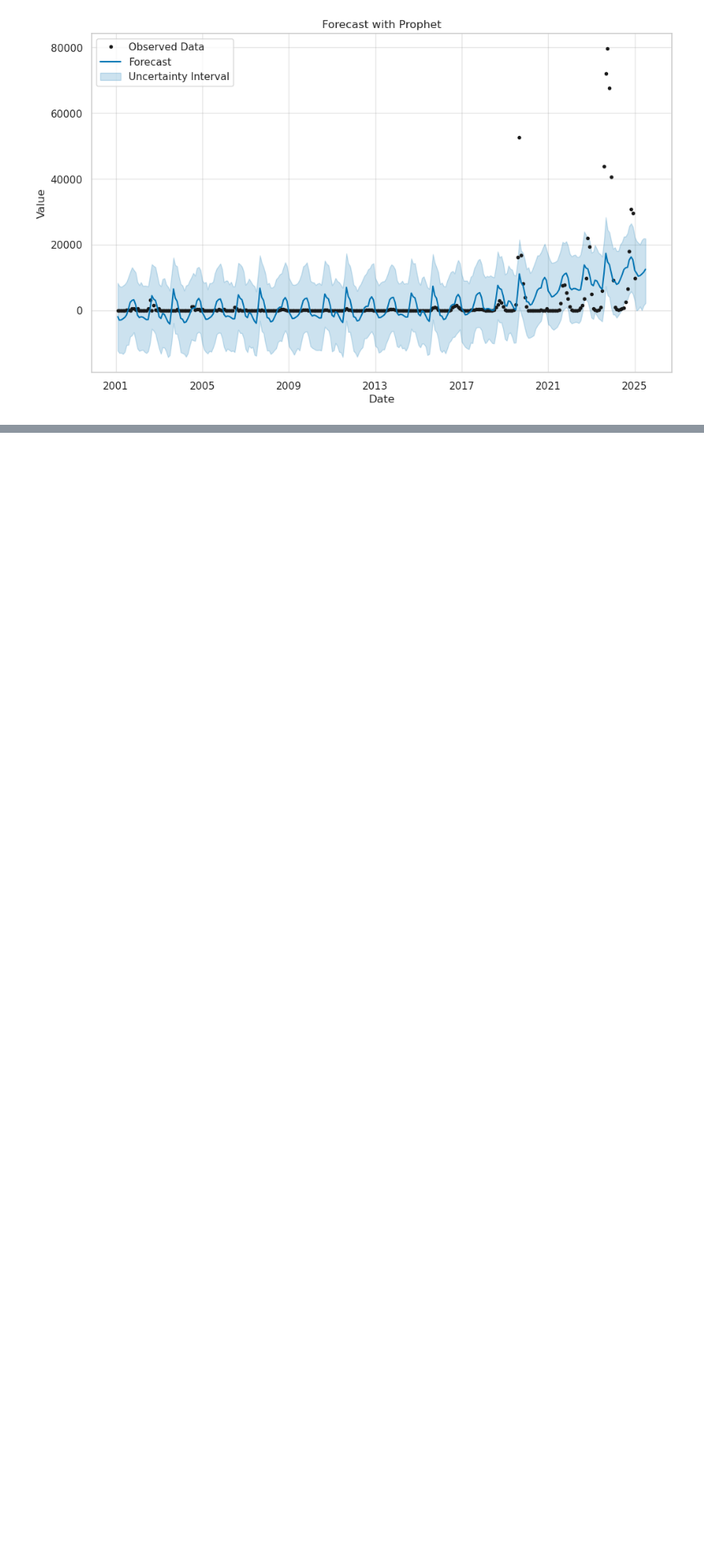
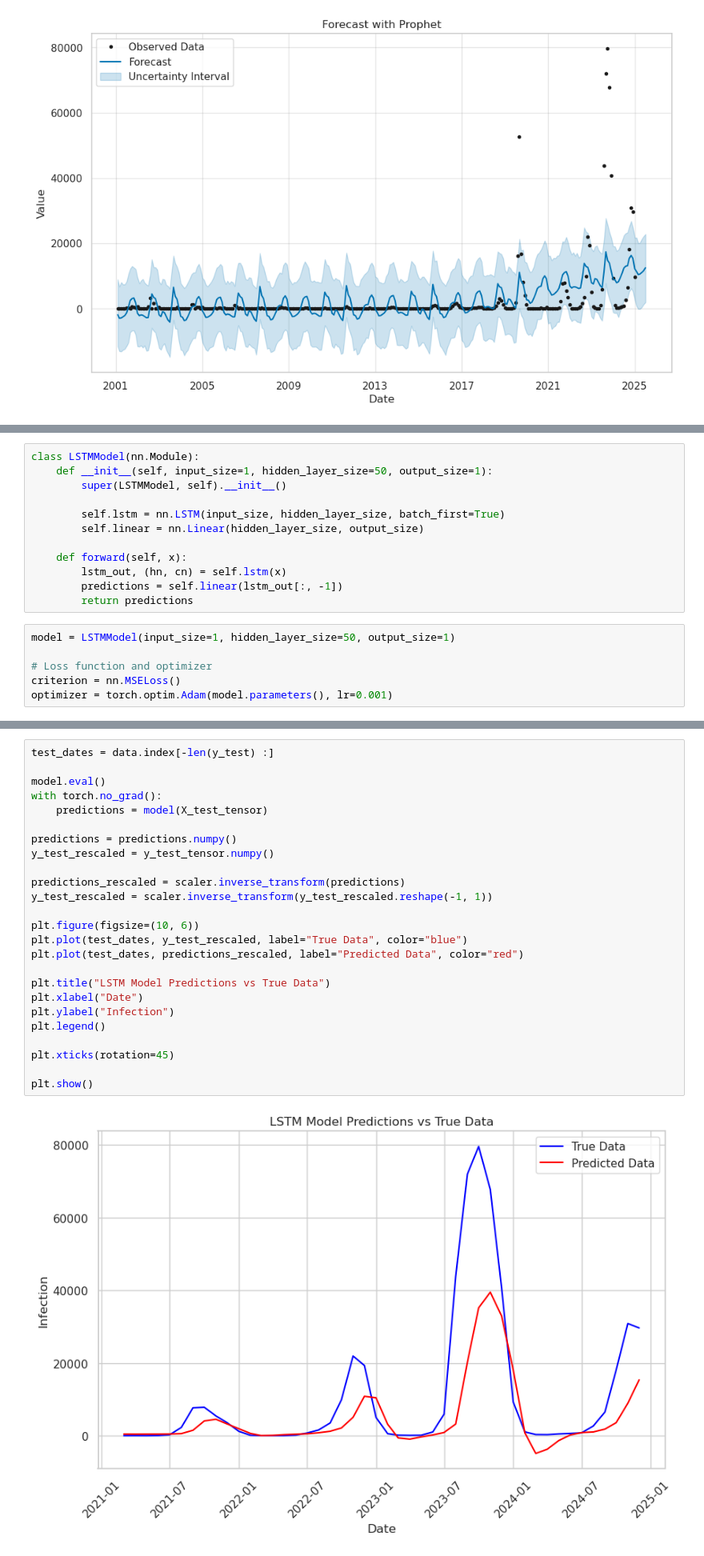
Before and after one commit to awnonbhowmik/DENV-Data-Analysis, a Jupyter notebook: predictive_analysis.ipynb, the cells around one changed output, grey strips where cells are left out. Shown at 80% size. Cells and saved outputs as stored; diff of their text form; blank space fills up the shorter version.

```diff
--- a/predictive_analysis.ipynb
+++ b/predictive_analysis.ipynb
@@ -186,0 +250,18 @@ plt.show()
+# %%
+class LSTMModel(nn.Module):
+    def __init__(self, input_size=1, hidden_layer_size=50, output_size=1):
+        super(LSTMModel, self).__init__()
+
+        self.lstm = nn.LSTM(input_size, hidden_layer_size, batch_first=True)
+        self.linear = nn.Linear(hidden_layer_size, output_size)
+
+    def forward(self, x):
+        lstm_out, (hn, cn) = self.lstm(x)
+        predictions = self.linear(lstm_out[:, -1])
+        return predictions
+# %%
+model = LSTMModel(input_size=1, hidden_layer_size=50, output_size=1)
+
+# Loss function and optimizer
+criterion = nn.MSELoss()
+optimizer = torch.optim.Adam(model.parameters(), lr=0.001)
@@ -186,0 +309,27 @@ plt.show()
+# %%
+test_dates = data.index[-len(y_test) :]
+
+model.eval()
+with torch.no_grad():
+    predictions = model(X_test_tensor)
+
+predictions = predictions.numpy()
+y_test_rescaled = y_test_tensor.numpy()
+
+predictions_rescaled = scaler.inverse_transform(predictions)
+y_test_rescaled = scaler.inverse_transform(y_test_rescaled.reshape(-1, 1))
+
+plt.figure(figsize=(10, 6))
+plt.plot(test_dates, y_test_rescaled, label="True Data", color="blue")
+plt.plot(test_dates, predictions_rescaled, label="Predicted Data", color="red")
+
+plt.title("LSTM Model Predictions vs True Data")
+plt.xlabel("Date")
+plt.ylabel("Infection")
+plt.legend()
+
+plt.xticks(rotation=45)
+
+plt.show()
+# %% [output]
+[figure, added]
```
Also changed, not shown: parts of 10 cells of this notebook.
